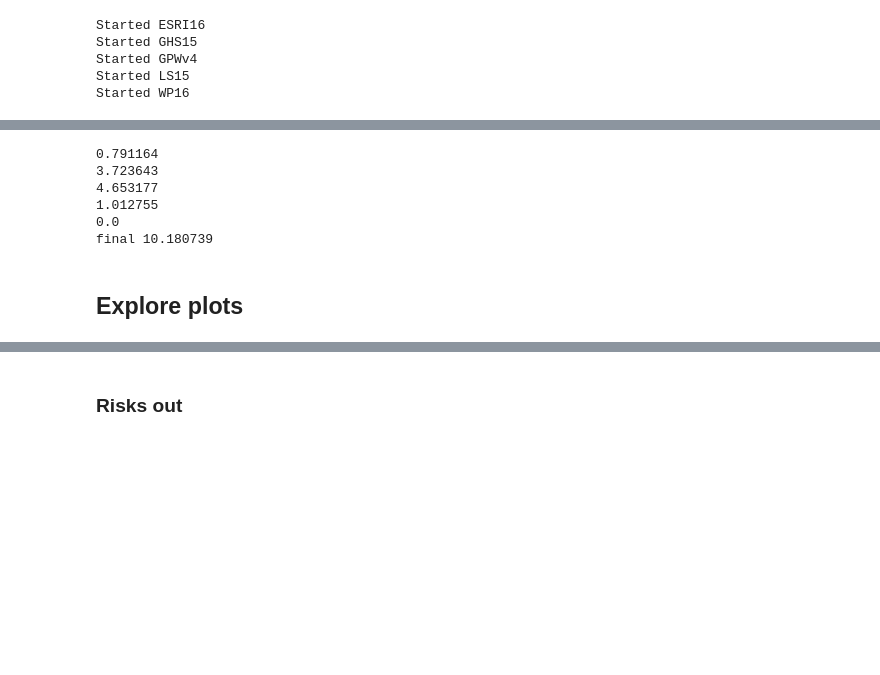
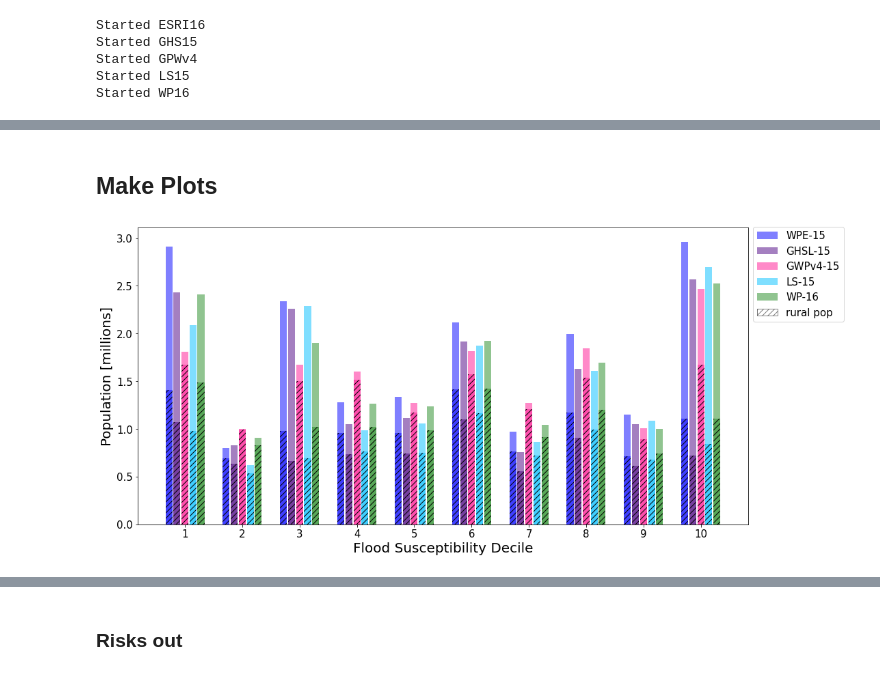
Before and after one commit to cascadet/PopGridCompare-ms, a Jupyter notebook: notebooks/step7_ECUFloods.ipynb, the cells around one changed output, grey strips where cells are left out. Cells and saved outputs as stored; diff of their text form; code cells hidden in the pictures; blank space fills up the shorter version.

```diff
--- a/notebooks/step7_ECUFloods.ipynb
+++ b/notebooks/step7_ECUFloods.ipynb
@@ -114,6 +116,6 @@ pop_all = ecu_all_out['ESRI16_sum'].sum()
 ## Flood risk rural
 # %%
 # Git tif files
-rst_fns = sorted(glob('/Users/cascade/Github/PopGridCompare/data/interim/*rural_Ecuador.tif'))
+rst_fns = sorted(glob('/Users/cascade/Github/PopGridCompare/data/interim/*rural_ECU.tif'))
 rst_fns
 # %% [output]
@@ -173,9 +166,0 @@ list(range(1,6))
-# %%
-col = 'ESRI16_sum'
-df = ecu_all_out
-count = 0
-for num in list(range(1,6)):
-    pop = df[df['risk'] == num][col].sum()
-    print(pop/10**6)
-    count = count + pop
-print('final', count/10**6)
@@ -189,21 +167,5 @@ final 17.866118
-# %%
-col = 'ESRI16_sum'
-df = ecu_rural_out
-count = 0
-for num in list(range(1,6)):
-    pop = df[df['risk'] == num][col].sum()
-    print(pop/10**6)
-    count = count + pop
-print('final', count/10**6)
-# %% [output]
-0.791164
-3.723643
-4.653177
-1.012755
-0.0
-final 10.180739
-# %% [markdown]
-## Explore plots
+# %% [markdown]
+## Make Plots
 # %%
 def bar_plot(df, col, off_set, a_v, bar_color, scale, pattern = None):
     """ Make a custom bar plots
@@ -234,3 +206,47 @@ GHS15_c = 'indigo'
 GPWv4_c = 'deeppink'
 LS15_c = 'deepskyblue'
 WP16_c = 'forestgreen'
+# %%
+# # Make bar plot
+fig, axs = plt.subplots(1, 1, figsize = (16, 8), sharex=True)
+ws = 0.25
+fig.subplots_adjust(wspace=ws)
+scale_data = 10**6
+
+# plots all
+bar_plot(df= ecu_all_sum, col= 'ESRI16_sum', off_set = -.28, a_v = 0.5, bar_color = ESRI16_c, scale = scale_data, pattern = None)
+bar_plot(df= ecu_all_sum, col= 'GHS15_sum', off_set = -.14, a_v = 0.5, bar_color = GHS15_c, scale = scale_data, pattern = None)
+bar_plot(df= ecu_all_sum, col= 'GPWv4_sum', off_set = 0, a_v = 0.5, bar_color = GPWv4_c, scale = scale_data, pattern = None)
+bar_plot(df= ecu_all_sum, col= 'LS15_sum', off_set = .14, a_v = 0.5, bar_color = LS15_c, scale = scale_data, pattern = None)
+bar_plot(df= ecu_all_sum, col= 'WP16_sum', off_set = .28, a_v = 0.5, bar_color = WP16_c, scale = scale_data, pattern = None)
+
+# plots rural
+bar_plot(df= ecu_rural_sum, col= 'ESRI16_sum', off_set = -.28, a_v = 0.5, bar_color = ESRI16_c, scale = scale_data, pattern = '///')
+bar_plot(df= ecu_rural_sum, col= 'GHS15_sum', off_set = -.14, a_v = 0.5, bar_color = GHS15_c, scale = scale_data, pattern = '///')
+bar_plot(df= ecu_rural_sum, col= 'GPWv4_sum', off_set = 0, a_v = 0.5, bar_color = GPWv4_c, scale = scale_data, pattern = '///')
+bar_plot(df= ecu_rural_sum, col= 'LS15_sum', off_set = .14, a_v = 0.5, bar_color = LS15_c, scale = scale_data, pattern = '///')
+bar_plot(df= ecu_rural_sum, col= 'WP16_sum', off_set = .28, a_v = 0.5, bar_color = WP16_c, scale = scale_data, pattern = '///')
+
+# # Labels
+axs.set_title(title, size = 20 )
+axs.set_xlabel('Flood Susceptibility Decile', fontsize = 20)
+axs.set_ylabel('Population [millions]', fontsize = 20)
+
+# ticks
+plt.xticks(list(range(1,11)), fontsize = 15);
+plt.yticks(fontsize = 15);
+
+# legend
+legend_elements = [Patch(facecolor=ESRI16_c, alpha = 0.5, edgecolor=None, label='WPE-15'),
+                  Patch(facecolor=GHS15_c, alpha = 0.5, edgecolor=None, label='GHSL-15'),
+                  Patch(facecolor=GPWv4_c, alpha = 0.5, edgecolor=None, label='GWPv4-15'),
+                  Patch(facecolor=LS15_c, alpha = 0.5, edgecolor=None, label='LS-15'),
+                  Patch(facecolor= WP16_c, alpha = 0.5, edgecolor=None, label='WP-16'),
+                  Patch(facecolor= 'white', alpha = 0.5,  hatch = '///', edgecolor='black', label='rural pop')]
+plt.legend(handles = legend_elements, bbox_to_anchor=(1, 1.02), loc='upper left', ncol=1, fontsize = 15);
+
+#save it out
+fig_out = '/Users/cascade/Github/PopGridCompare/data/FIGS/MS/Finalv1/Fig6.png'
+plt.savefig(fig_out, dpi = 300, facecolor = 'white', bbox_inches='tight')
+# %% [output]
+[figure, added]
```
Also changed, not shown: parts of 29 cells of this notebook, 1 other file.
